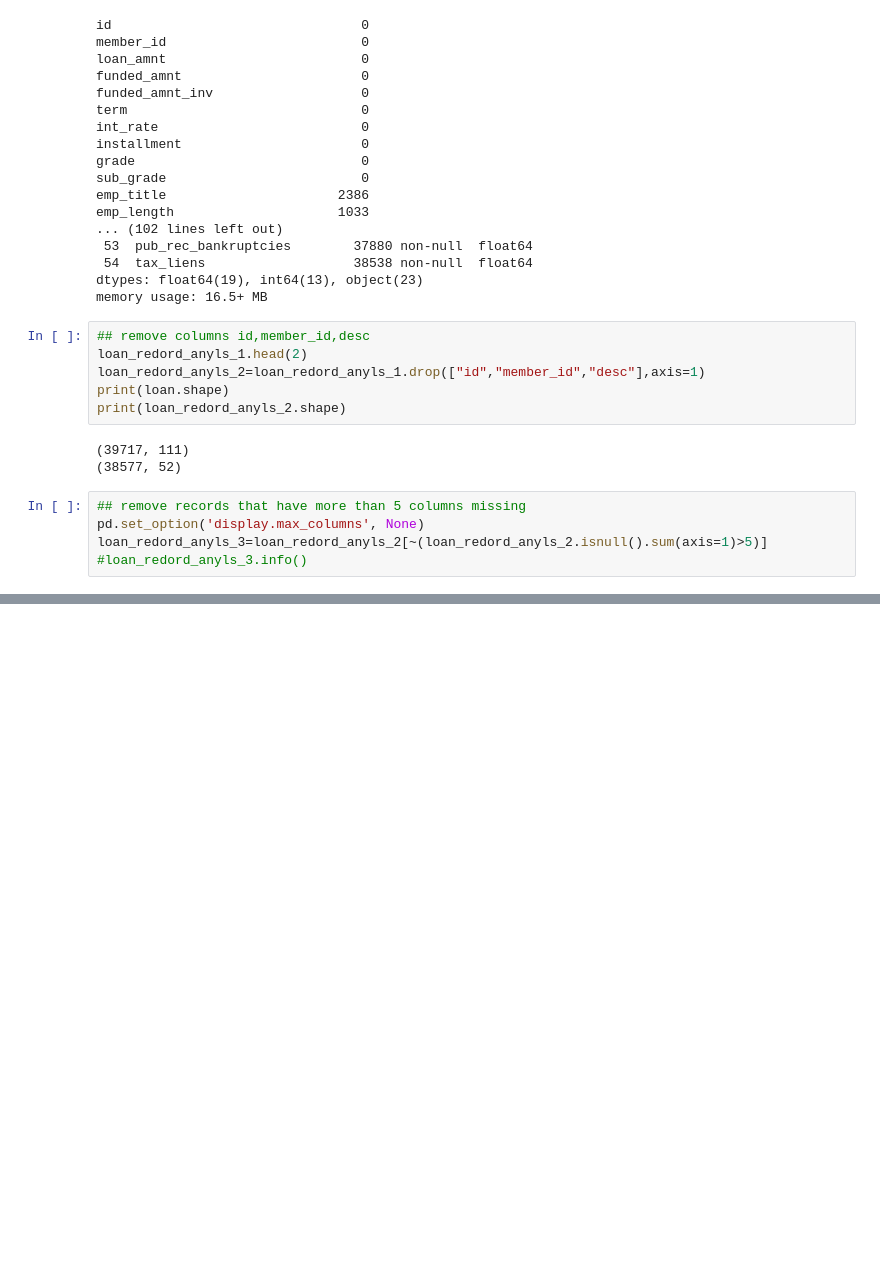
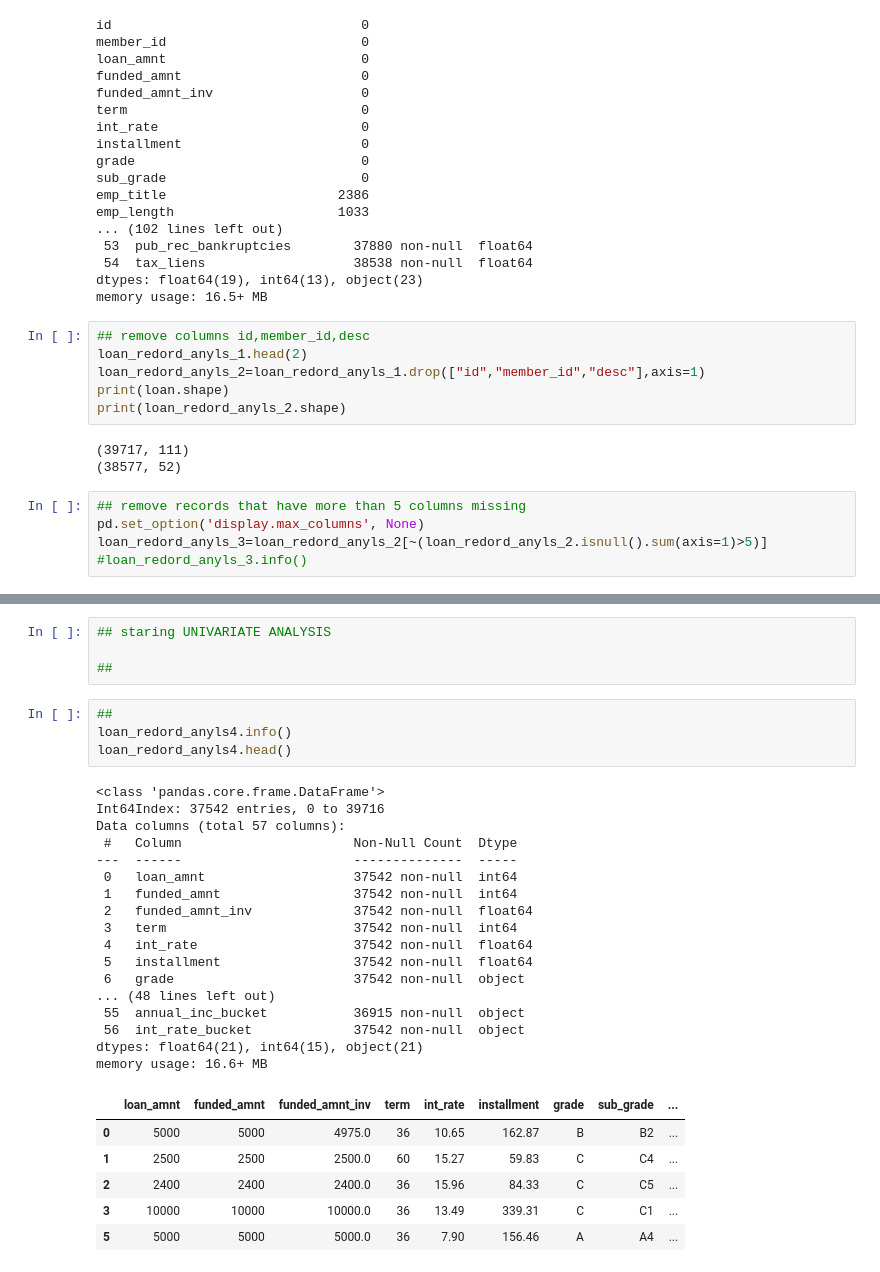
Before and after one commit to ravi2106shekhar/LendingClubCaseStudy, a Jupyter notebook: Ravi_Shekhar.ipynb, the cells around one changed output, grey strips where cells are left out. Saved outputs shown, nothing was run; the diff lists cells and outputs as text; blank space fills up the shorter version.

Commit message:
univariate analysis

```diff
--- a/Ravi_Shekhar.ipynb
+++ b/Ravi_Shekhar.ipynb
@@ -120,0 +169,32 @@ memory usage: 15.2+ MB
+# %%
+## staring UNIVARIATE ANALYSIS
+
+##
+# %%
+##
+loan_redord_anyls4.info()
+loan_redord_anyls4.head()
+# %% [output]
+<class 'pandas.core.frame.DataFrame'>
+Int64Index: 37542 entries, 0 to 39716
+Data columns (total 57 columns):
+ #   Column                      Non-Null Count  Dtype
+---  ------                      --------------  -----
+ 0   loan_amnt                   37542 non-null  int64
+ 1   funded_amnt                 37542 non-null  int64
+ 2   funded_amnt_inv             37542 non-null  float64
+ 3   term                        37542 non-null  int64
+ 4   int_rate                    37542 non-null  float64
+ 5   installment                 37542 non-null  float64
+ 6   grade                       37542 non-null  object
+... (48 lines left out)
+ 55  annual_inc_bucket           36915 non-null  object
+ 56  int_rate_bucket             37542 non-null  object
+dtypes: float64(21), int64(15), object(21)
+memory usage: 16.6+ MB
+|  | loan_amnt | funded_amnt | funded_amnt_inv | term | int_rate | installment | grade | sub_grade | ... |
+| 0 | 5000 | 5000 | 4975.0 | 36 | 10.65 | 162.87 | B | B2 | ... |
+| 1 | 2500 | 2500 | 2500.0 | 60 | 15.27 | 59.83 | C | C4 | ... |
+| 2 | 2400 | 2400 | 2400.0 | 36 | 15.96 | 84.33 | C | C5 | ... |
+| 3 | 10000 | 10000 | 10000.0 | 36 | 13.49 | 339.31 | C | C1 | ... |
+| 5 | 5000 | 5000 | 5000.0 | 36 | 7.90 | 156.46 | A | A4 | ... |
```
Also changed, not shown: parts of 4 cells of this notebook.
